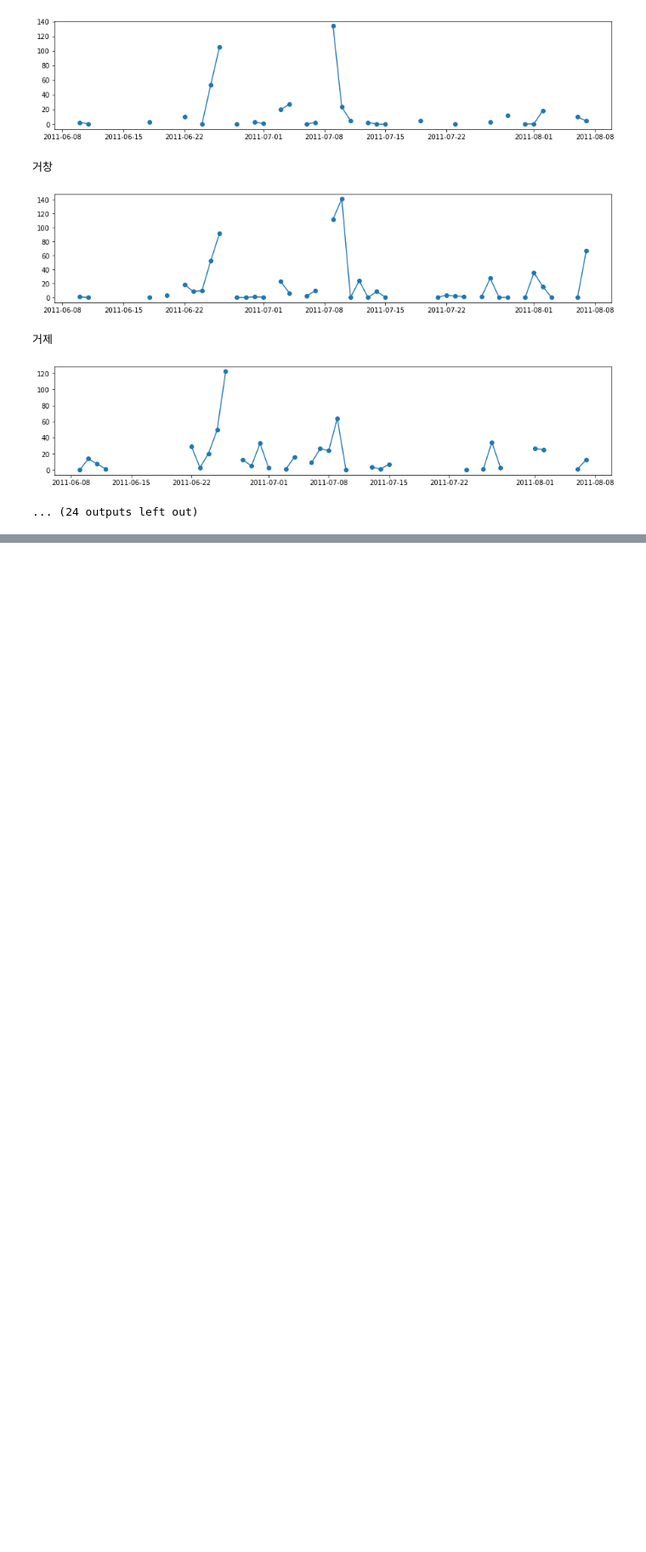
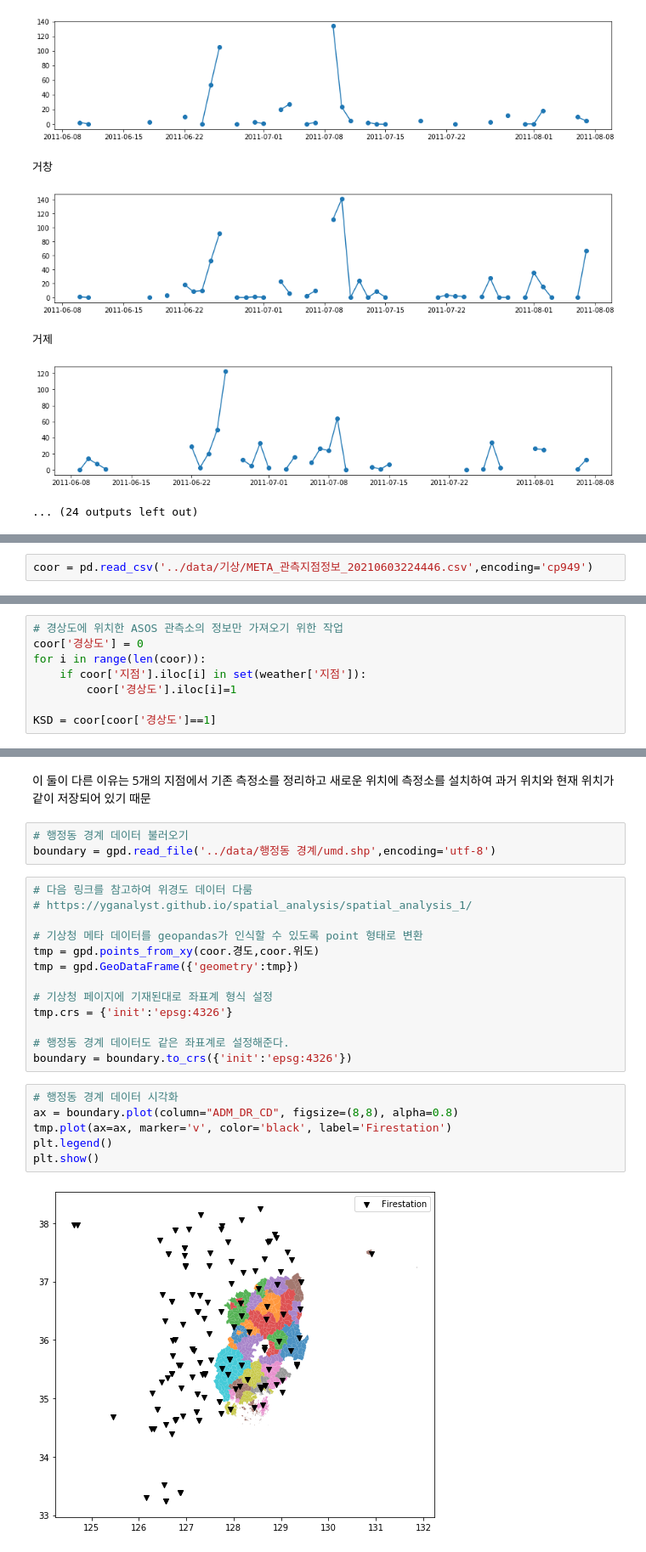
Before and after one commit to Deep-Environment/weather_bigcon_2021, a Jupyter notebook: src/산사태 데이터와 기상 데이터 탐색.ipynb, the cells around one changed output, grey strips where cells are left out. Shown at 85% size. Saved outputs shown, nothing was run; the diff lists cells and outputs as text; blank space fills up the shorter version.

```diff
--- a/src/산사태 데이터와 기상 데이터 탐색.ipynb
+++ b/src/산사태 데이터와 기상 데이터 탐색.ipynb
@@ -137,0 +136,2 @@ for region in Nrain_0709:
+# %%
+coor = pd.read_csv('../data/기상/META_관측지점정보_20210603224446.csv',encoding='cp949')
@@ -137,0 +147,8 @@ for region in Nrain_0709:
+# %%
+# 경상도에 위치한 ASOS 관측소의 정보만 가져오기 위한 작업
+coor['경상도'] = 0
+for i in range(len(coor)):
+    if coor['지점'].iloc[i] in set(weather['지점']):
+        coor['경상도'].iloc[i]=1
+
+KSD = coor[coor['경상도']==1]
@@ -137,0 +175,26 @@ for region in Nrain_0709:
+# %% [markdown]
+이 둘이 다른 이유는 5개의 지점에서 기존 측정소를 정리하고 새로운 위치에 측정소를 설치하여 과거 위치와 현재 위치가 같이 저장되어 있기 때문
+# %%
+# 행정동 경계 데이터 불러오기
+boundary = gpd.read_file('../data/행정동 경계/umd.shp',encoding='utf-8')
+# %%
+# 다음 링크를 참고하여 위경도 데이터 다룸
+# https://yganalyst.github.io/spatial_analysis/spatial_analysis_1/
+
+# 기상청 메타 데이터를 geopandas가 인식할 수 있도록 point 형태로 변환
+tmp = gpd.points_from_xy(coor.경도,coor.위도)
+tmp = gpd.GeoDataFrame({'geometry':tmp})
+
+# 기상청 페이지에 기재된대로 좌표계 형식 설정
+tmp.crs = {'init':'epsg:4326'}
+
+# 행정동 경계 데이터도 같은 좌표계로 설정해준다.
+boundary = boundary.to_crs({'init':'epsg:4326'})
+# %%
+# 행정동 경계 데이터 시각화
+ax = boundary.plot(column="ADM_DR_CD", figsize=(8,8), alpha=0.8)
+tmp.plot(ax=ax, marker='v', color='black', label='Firestation')
+plt.legend()
+plt.show()
+# %% [output]
+[figure, added]
```
Also changed, not shown: parts of 9 cells of this notebook.
